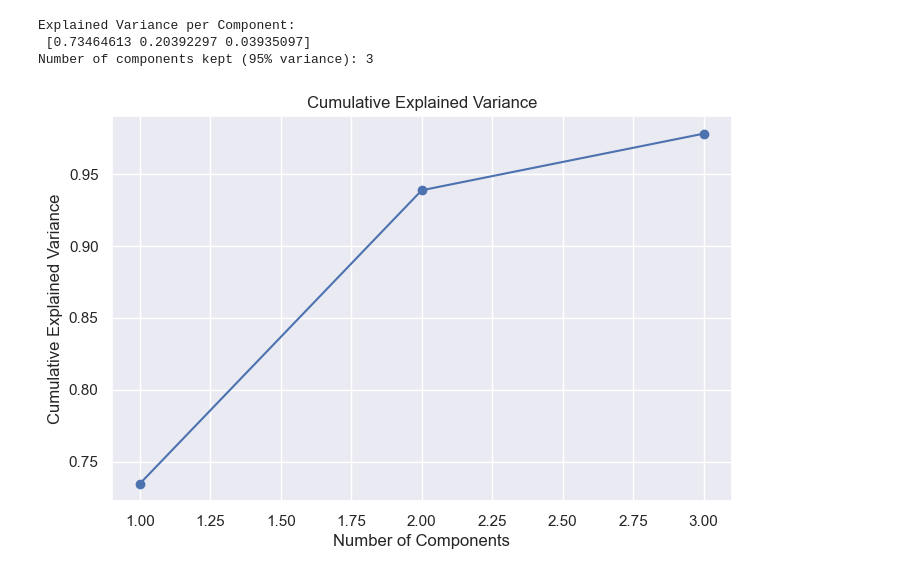
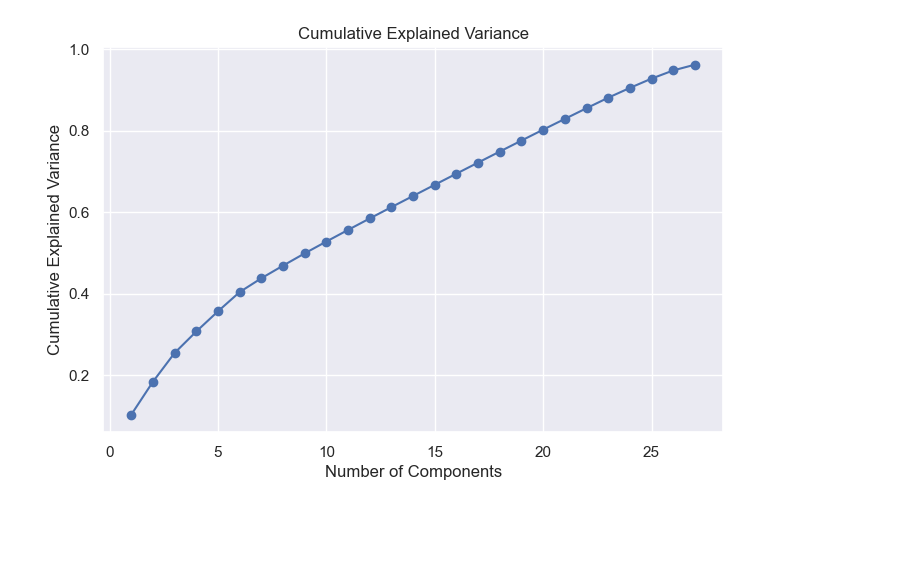
Before and after one commit to IT24102978/AIML-2025-Y2-S1-MLB-B11G1-04, a Jupyter notebook: notebooks/IT24102979_Dimensionality Reduction (PCA).ipynb, the cells around one changed output. Drawn from its saved outputs; the diff is of its cells as text; code cells hidden in the pictures; blank space fills up the shorter version.

Commit message:
Dimensionality Reduction (PCA)

```diff
--- a/notebooks/IT24102979_Dimensionality Reduction (PCA).ipynb
+++ b/notebooks/IT24102979_Dimensionality Reduction (PCA).ipynb
@@ -9,7 +9,7 @@ from sklearn.model_selection import train_test_split
 from sklearn.preprocessing import StandardScaler
 
 #Load the Dataset
-df = pd.read_csv("updated_flight_delays.csv")
+df = pd.read_csv("scaled_features.csv")
 
 display(df.head())
 
@@ -69,0 +54,11 @@ Index(['OP_CARRIER_FL_NUM', 'DEP_TIME', 'DEP_DELAY', 'TAXI_OUT', 'WHEELS_OFF',
+# %%
+X = df.drop(columns=['IS_DELAYED_ARR_z'])
+y = df['IS_DELAYED_ARR_z'] #target
+# %%
+#get features on the same scale.
+scaler = StandardScaler()
+X_scaled = scaler.fit_transform(X)
+# %%
+#apply PCA
+pca = PCA(n_components=0.95)   # keep 95% of variance
+X_pca = pca.fit_transform(X_scaled)
@@ -70,34 +88,14 @@ Index(['OP_CARRIER_FL_NUM', 'DEP_TIME', 'DEP_DELAY', 'TAXI_OUT', 'WHEELS_OFF',
 # %%
-#Dimension Reduction (PCA)
+#cumulative explained variance plot
+explained_variance = pca.explained_variance_ratio_
 
-from sklearn.decomposition import PCA
-import matplotlib.pyplot as plt
-import numpy as np
-
-
-X = df.drop(columns=["ARR_DELAY"])
-y = df["ARR_DELAY"] #target
-
-# Make sure features are numeric
-X = pd.get_dummies(X, drop_first=True)
-
-#PCA to retain 95% variance
-pca95 = PCA(n_components=0.95)
-X_pca95 = pca95.fit_transform(X)
-
-explained_variance = pca95.explained_variance_ratio_
-print("Explained Variance per Component:\n", explained_variance)
-print("Number of components kept (95% variance):", pca95.n_components_)
-
+# Plot cumulative explained variance
 plt.figure(figsize=(8, 5))
 plt.plot(range(1, len(explained_variance)+1), explained_variance.cumsum(), marker='o')
 plt.title('Cumulative Explained Variance')
 plt.xlabel('Number of Components')
 plt.ylabel('Cumulative Explained Variance')
 plt.grid(True)
 plt.show()
 # %% [output]
-Explained Variance per Component:
- [0.73464613 0.20392297 0.03935097]
-Number of components kept (95% variance): 3
-[figure, old version]
+[figure, new version]
```
Also changed, not shown: parts of 7 cells of this notebook.
